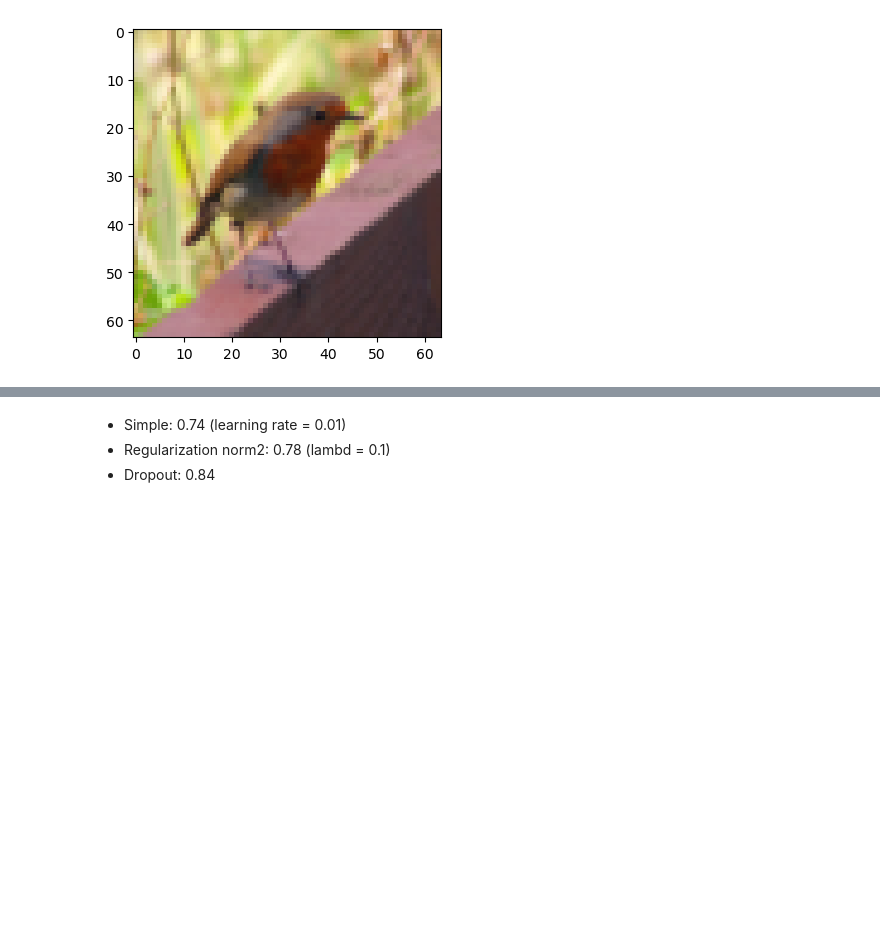
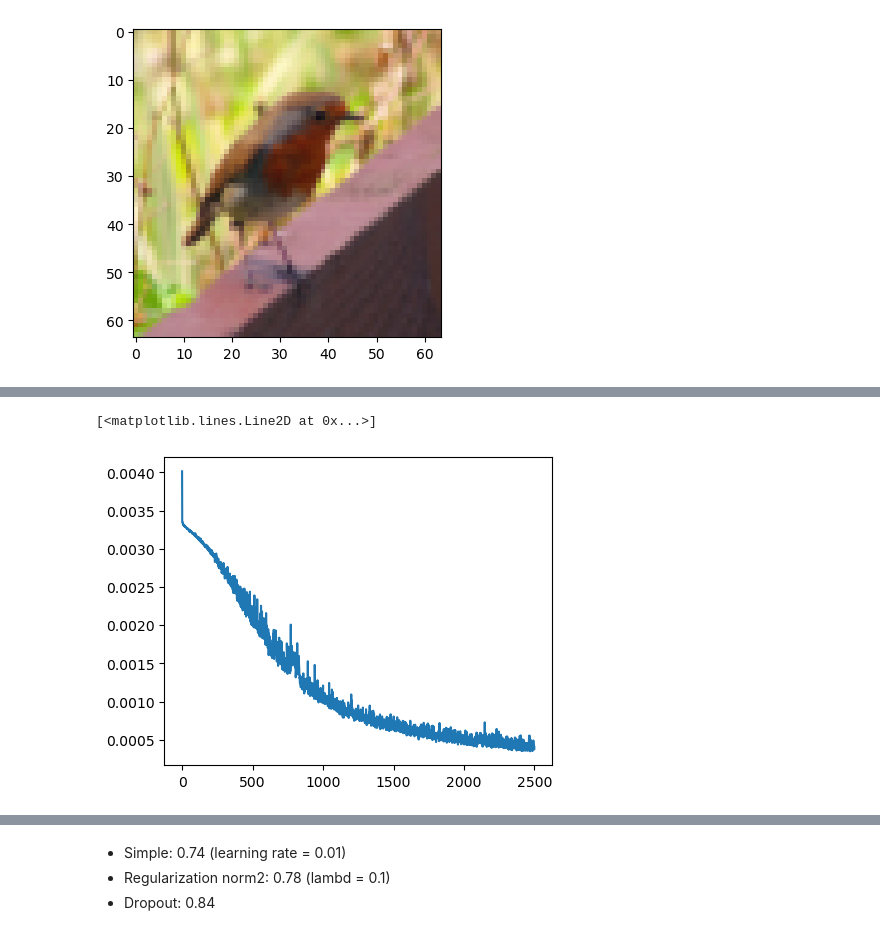
Before and after one commit to stanislav-zhurich/simple-neural-network, a Jupyter notebook: 1st-neural-network.ipynb, the cells around one changed output, grey strips where cells are left out. Cells and saved outputs as stored; diff of their text form; code cells hidden in the pictures; blank space fills up the shorter version.

Commit message:
Added mini-batch support

```diff
--- a/1st-neural-network.ipynb
+++ b/1st-neural-network.ipynb
@@ -196,0 +177,36 @@ def build_model_sgd(X, Y, layers_dimensions):
+# %%
+def build_model_mini_batch(X, Y, layers_dimensions):
+    np.random.seed(3)
+    keep_prob = 0.9
+    lambd = None
+    learning_rate = 0.01
+    epoch = 2500
+    batch_size = X.shape[1]
+    batch_iterations = int(X.shape[1]/batch_size)
+    remains = X.shape[1] - batch_size * batch_iterations
+
+    layers = layers_dimensions.copy()
+    params = initialize_parameters(layers)
+    costs = []
+    for i in range(0, epoch):
+        cost_sum = 0
+        shuffled_X, shuffled_Y = shuffle_dataset(X, Y)
+        for j in range(batch_iterations):
+            batched_X = shuffled_X[:, batch_size * j: batch_size * j + batch_size ]
+            batched_Y = shuffled_Y[:, batch_size * j: batch_size * j + batch_size ]
+            AL, caches = forward_propagation(batched_X, params, layers, keep_prob)
+            gradients = back_propagation(batched_Y, AL, caches, layers, lambd = lambd, keep_prob = keep_prob)
+            params = update_params(params, gradients, layers, learning_rate)
+            cost_sum += cost_function(batched_Y, AL, layers, params, lambd = lambd)
+        if remains > 0:
+            batched_X = shuffled_X[:, -remains: ]
+            batched_Y = shuffled_Y[:, -remains: ]
+            AL, caches = forward_propagation(batched_X, params, layers, keep_prob)
+            gradients = back_propagation(batched_Y, AL, caches, layers, lambd = lambd, keep_prob = keep_prob)
+            params = update_params(params, gradients, layers, learning_rate)
+            cost_sum += cost_function(batched_Y, AL, layers, params, lambd = lambd)
+        cost = cost_sum/X.shape[1]
+        costs.append(np.squeeze(cost).item())
+        if i % 100 == 0:
+            print(i, cost)
+    return params, costs
@@ -214,5 +254,6 @@ def build_model(X, Y, layers_dimensions):
             print(i, cost)
     return params
 # %%
-params = build_model_sgd(X_train, Y_train, layers_dimensions)
+(params, costs) = build_model_mini_batch(X_train, Y_train, layers_dimensions)
+#plt.plot(costs)
 # %% [output]
@@ -229,3 +297,8 @@ params = build_model_sgd(X_train, Y_train, layers_dimensions)
+# %%
+plt.plot(costs)
+# %% [output]
+[<matplotlib.lines.Line2D at 0x...>]
+[figure, added]
 # %%
 def predict(X, params, layers_dimensions):
     layers = layers_dimensions.copy()
```
Also changed, not shown: parts of 12 cells of this notebook, 2 other files.
